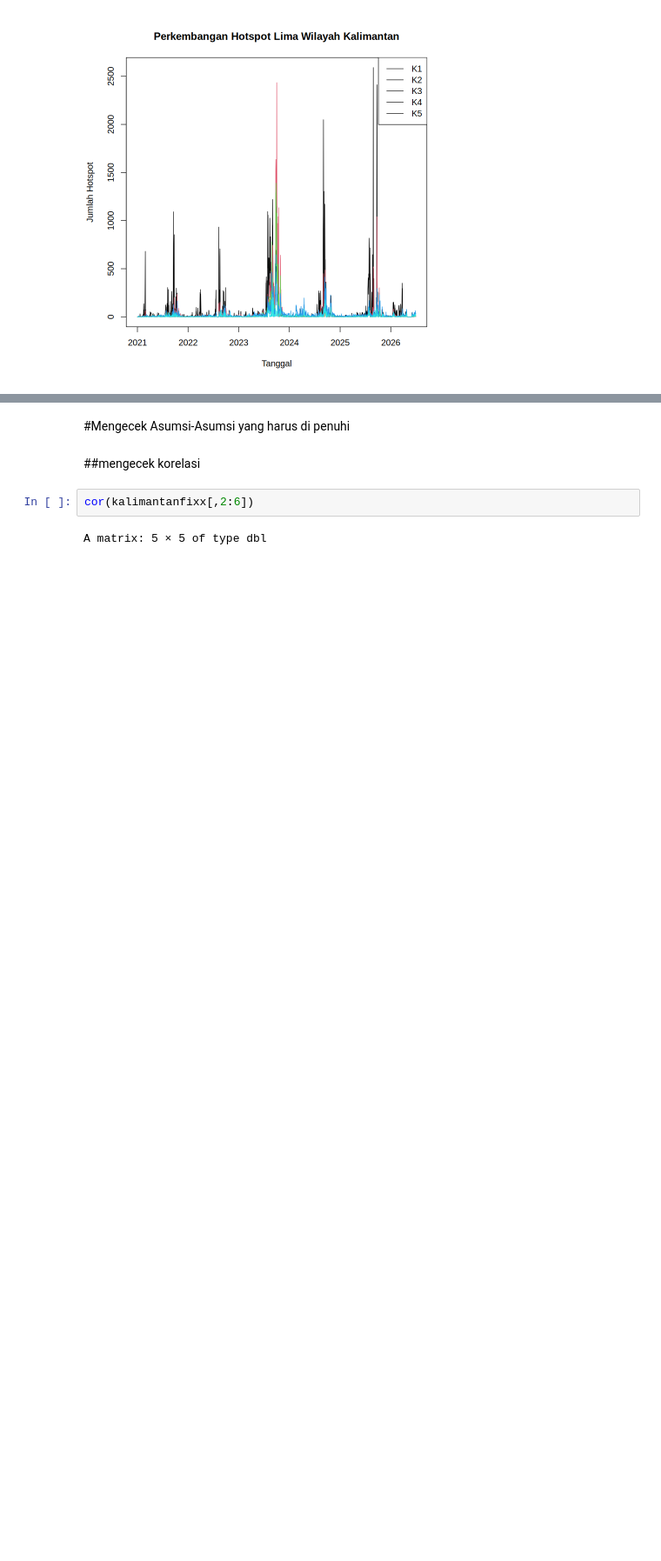
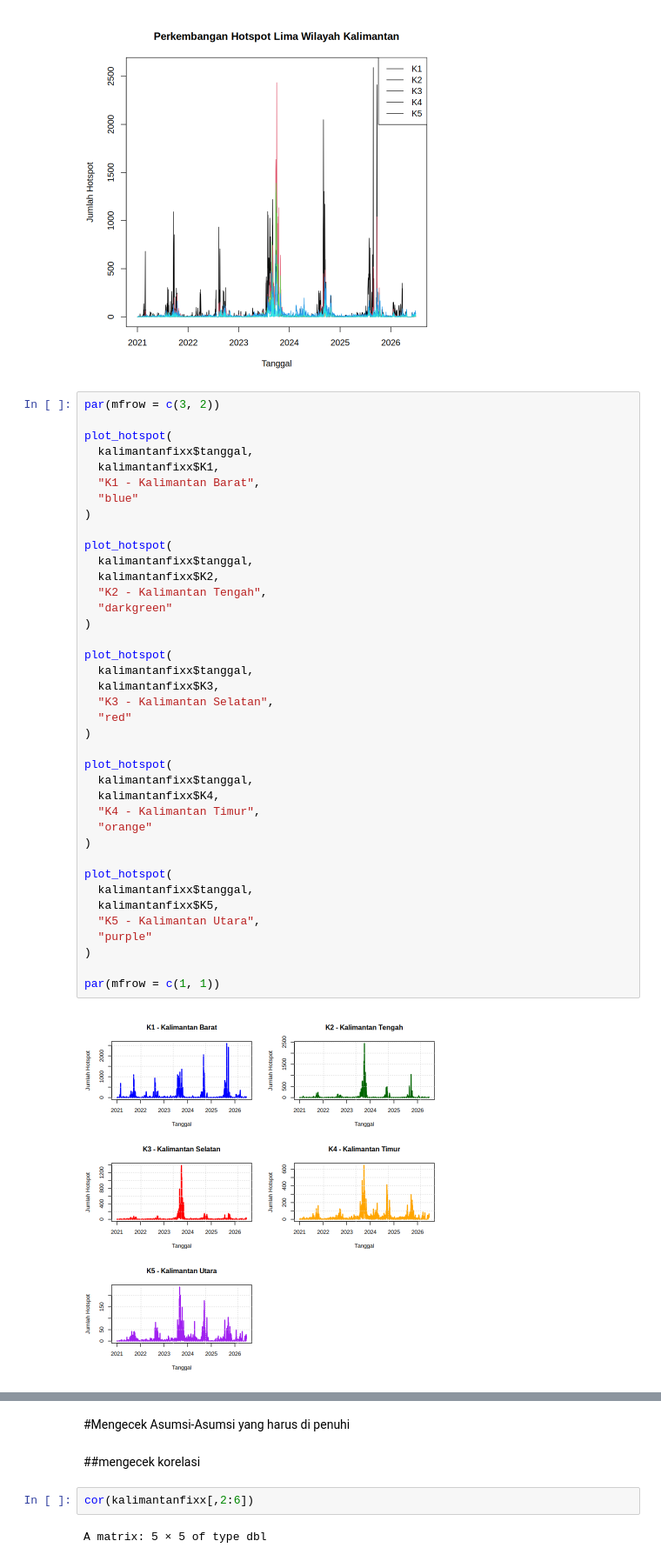
Before and after one commit to estyaprnm/Thesis, a Jupyter notebook: Copy_of_thesisgstar.ipynb, the cells around one changed output, grey strips where cells are left out. Shown at 87% size. Drawn from its saved outputs; the diff is of its cells as text; blank space fills up the shorter version.

```diff
--- a/Copy_of_thesisgstar.ipynb
+++ b/Copy_of_thesisgstar.ipynb
@@ -600,3 +600,44 @@ legend(
 )
 # %% [output]
 [figure]
+# %%
+par(mfrow = c(3, 2))
+
+plot_hotspot(
+  kalimantanfixx$tanggal,
+  kalimantanfixx$K1,
+  "K1 - Kalimantan Barat",
+  "blue"
+)
+
+plot_hotspot(
+  kalimantanfixx$tanggal,
+  kalimantanfixx$K2,
+  "K2 - Kalimantan Tengah",
+  "darkgreen"
+)
+
+plot_hotspot(
+  kalimantanfixx$tanggal,
+  kalimantanfixx$K3,
+  "K3 - Kalimantan Selatan",
+  "red"
+)
+
+plot_hotspot(
+  kalimantanfixx$tanggal,
+  kalimantanfixx$K4,
+  "K4 - Kalimantan Timur",
+  "orange"
+)
+
+plot_hotspot(
+  kalimantanfixx$tanggal,
+  kalimantanfixx$K5,
+  "K5 - Kalimantan Utara",
+  "purple"
+)
+
+par(mfrow = c(1, 1))
+# %% [output]
+[figure, added]
```
Also changed, not shown: parts of 11 cells of this notebook.
